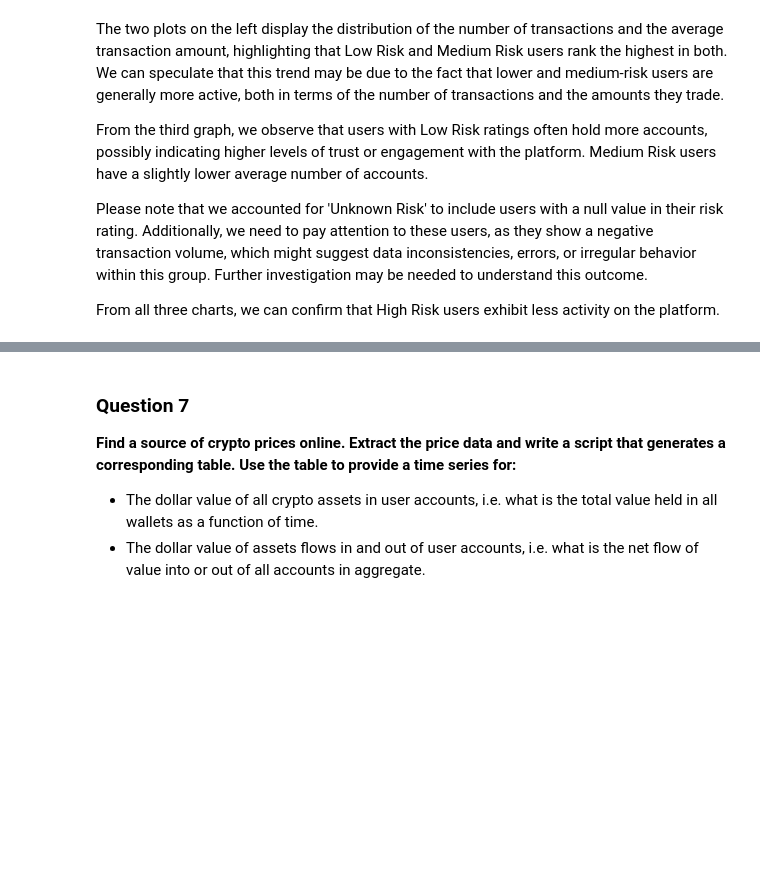
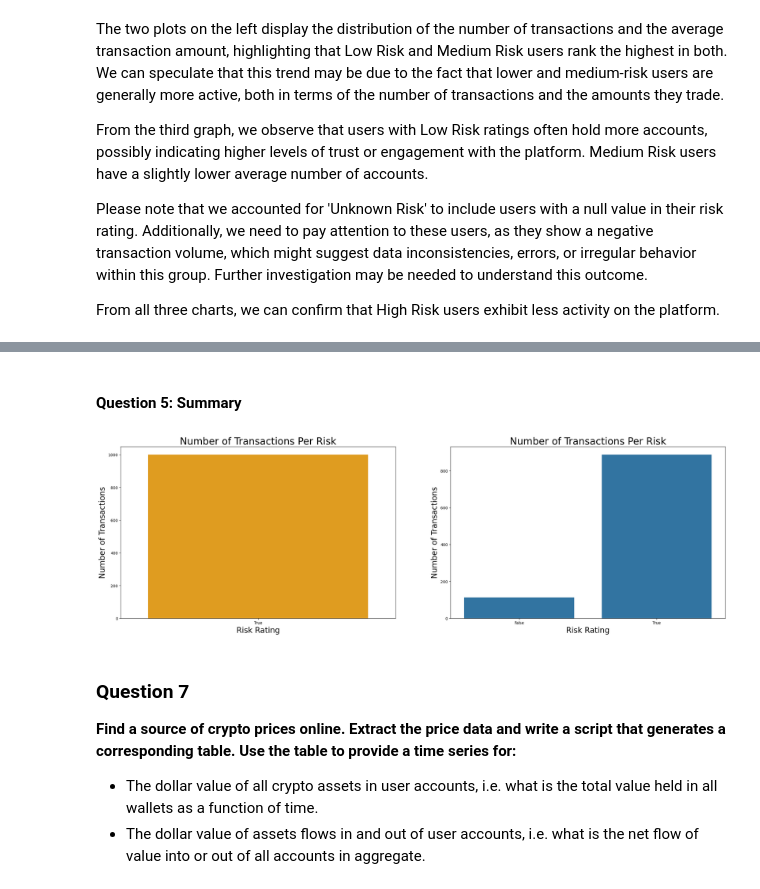
Before and after one commit to ycyuchengliu/coinbase_note, a Jupyter notebook: Coinbase_Data_HW.ipynb, the cells around one changed output, grey strips where cells are left out. Saved outputs shown, nothing was run; the diff lists cells and outputs as text; code cells hidden in the pictures; blank space fills up the shorter version.

```diff
--- a/Coinbase_Data_HW.ipynb
+++ b/Coinbase_Data_HW.ipynb
@@ -405,0 +403,21 @@ From all three charts, we can confirm that High Risk users exhibit less activity
+# %%
+q5_a_query = f"""
+            SELECT
+                u.user_id,
+                COUNT(a.account_id),
+                CASE
+                    WHEN COUNT(a.account_id) > 1 THEN 'True'
+                    ELSE 'False'
+                END AS if_has_multiple_crypto_accounts
+            FROM
+                COINBASE.PUBLIC.USERS u
+            LEFT JOIN
+                COINBASE.PUBLIC.ACCOUNTS a ON u.user_id = a.user_id
+            WHERE a.account_type = 'CryptoAccount'
+            GROUP BY 1
+            ORDER BY 2 ASC
+            ;
+"""
+
+tf_indicator_multiple_account = get_sf_data(q5_a_query)
+tf_indicator_multiple_account
@@ -406,3 +567,22 @@ From all three charts, we can confirm that High Risk users exhibit less activity
+# %% [markdown]
+#### **Question 5: Summary**
+# %%
+
+fig, axes = plt.subplots(nrows=1, ncols=2, figsize=(28, 8))
+
+sns.countplot(x='IF_HAS_MULTIPLE_CRYPTO_ACCOUNTS',data=tf_indicator_multiple_account, ax=axes[0], color='orange')
+axes[0].set_title('Number of Transactions Per Risk', size = 25)
+axes[0].set_xlabel('Risk Rating', size = 20)
+axes[0].set_ylabel('Number of Transactions', size = 20)
+
+sns.countplot(x='HAS_MULTIPLE_ACCOUNTS_AND_NOT_ALL_TRANSACTED', data=tf_indicator_multiple_account_not_all_transacted, ax=axes[1])
+axes[1].set_title('Number of Transactions Per Risk', size = 25)
+axes[1].set_xlabel('Risk Rating', size = 20)
+axes[1].set_ylabel('Number of Transactions', size = 20)
+
+plt.show()
+# %% [output]
+[figure, added]
 # %% [markdown]
 ### **Question 7**
 **Find a source of crypto prices online. Extract the price data and write a script that generates a corresponding table. Use the table to provide a time series for:**
```
Also changed, not shown: parts of 10 cells of this notebook, 6 other files.
